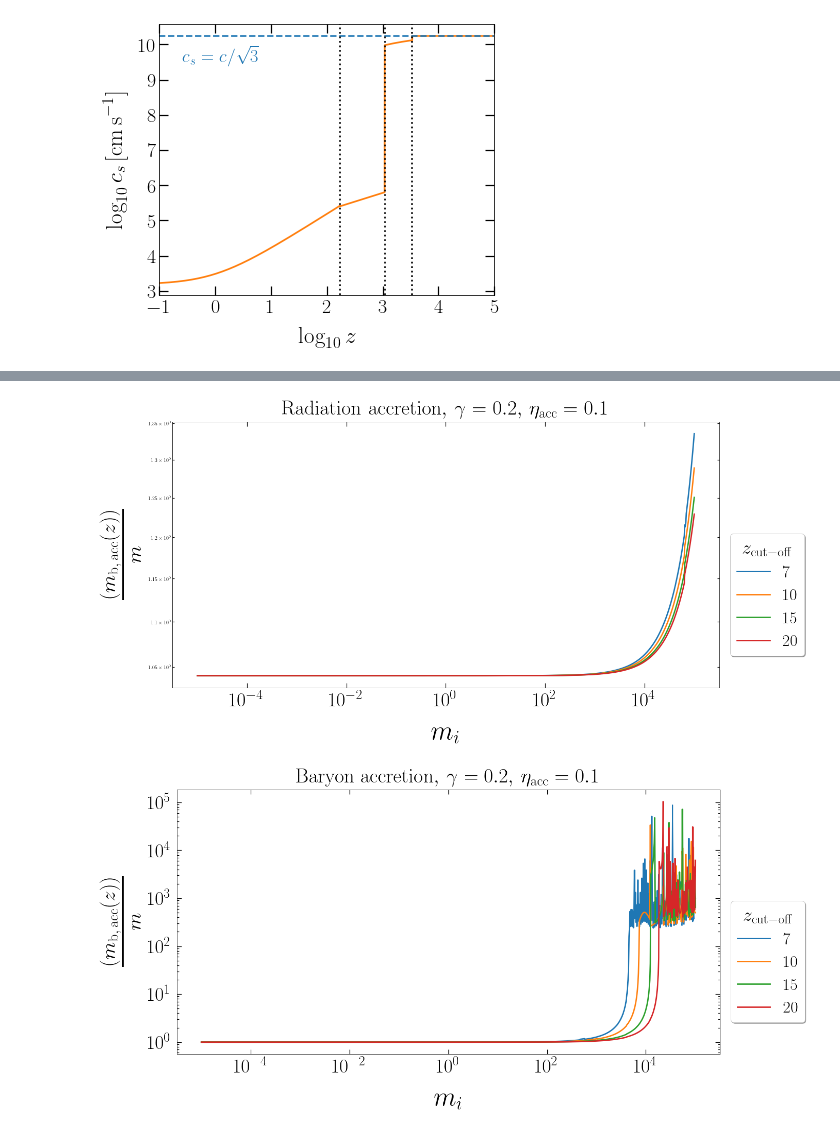
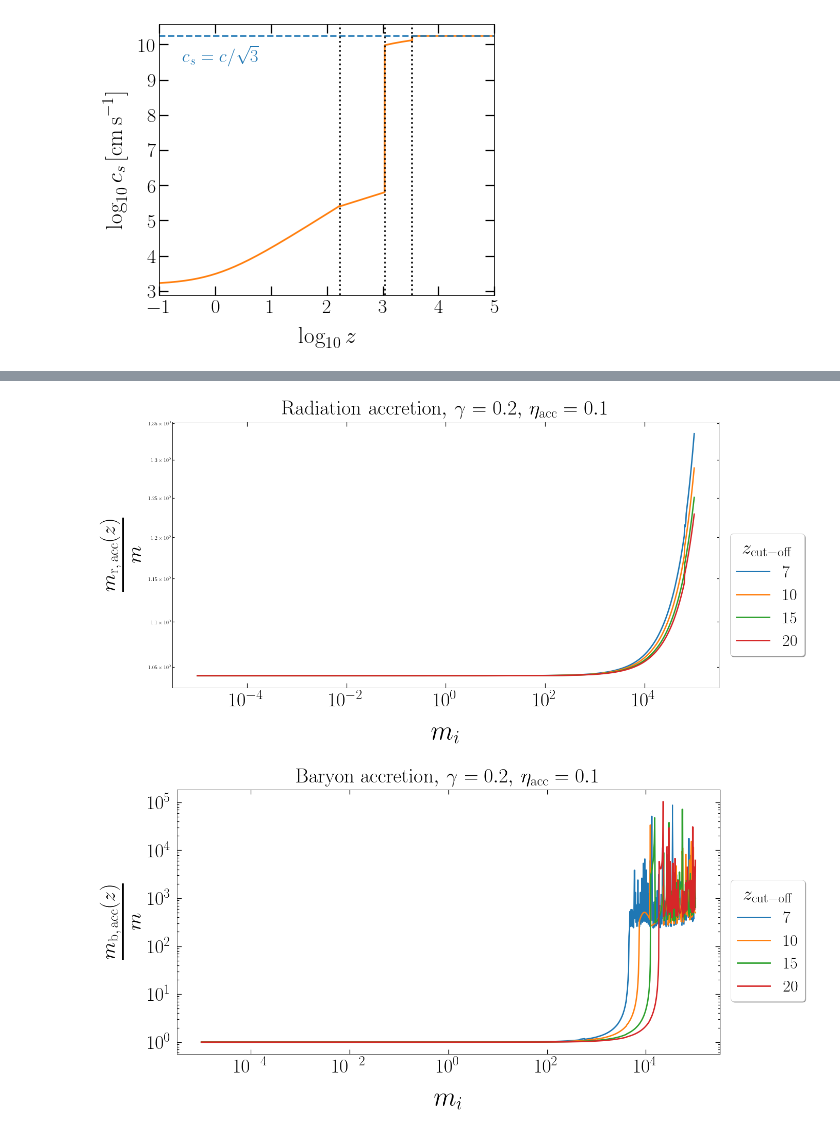
Before and after one commit to pratibhajangra591/project-2, a Jupyter notebook: accretion_concatenation.ipynb, the cells around one changed output, grey strips where cells are left out. Drawn from its saved outputs; the diff is of its cells as text; code cells hidden in the pictures.

```diff
--- a/accretion_concatenation.ipynb
+++ b/accretion_concatenation.ipynb
@@ -371,7 +384,7 @@ ax.tick_params(axis='y', pad = 9.9)
 plt.xticks(fontsize = 38)
 plt.yticks(fontsize = 38)
 plt.xlabel('$m_{i}$',fontsize = 52, labelpad = 20)
-plt.ylabel(r'$\frac{(m_\mathrm{b, \, acc}(z))}{m} $',fontsize = 58, labelpad = 14)
+plt.ylabel(r'$\frac{m_\mathrm{r, \, acc}(z)}{m} $',fontsize = 58, labelpad = 14)
 plt.legend(['$7$', '$10$', '$15$', '$20$'],
            prop = {'size':32}, loc = (1.02, 0.12), shadow = True,
            title = '$z_\mathrm{cut-off}$' ,
@@ -382,7 +395,7 @@ plt.title(r'Radiation accretion$,\, \gamma = 0.2, \,\eta_\mathrm{acc} = 0.1$', f
 plt.savefig('racc_z_diff_cutoff.pdf', bbox_inches = 'tight')
 plt.show()
 # %% [output]
-[figure, old version]
+[figure, new version]
 # %%
 # Baryon accretion in radiation domination for different values of z_cut-off.
 
@@ -443,33 +456,33 @@ for i, (z_cut, color) in enumerate(zip(z_cut_arr, colors)):
         T = np.concatenate((t1, t2, t3, t4), axis = None)
         Y = np.concatenate((y1, y2, y3, y4), axis = None)
 
         mf_arr[j] = sol4.y[0][-1]
 
     ax.loglog(m1_arr, np.divide(mf_arr, m1_arr))
 
 
 
 
 
 
 
 ax.tick_params(axis='x', pad = 9.9)
 ax.tick_params(axis='y', pad = 9.9)
 
 
 
 plt.xticks(fontsize = 38)
 plt.yticks(fontsize = 38)
 plt.xlabel('$m_{i}$',fontsize = 52, labelpad = 20)
-plt.ylabel(r'$\frac{(m_\mathrm{b, \, acc}(z))}{m} $',fontsize = 58, labelpad = 14)
+plt.ylabel(r'$\frac{m_\mathrm{b, \, acc}(z)}{m} $',fontsize = 58, labelpad = 14)
 plt.legend(['$7$', '$10$', '$15$', '$20$'],
-           prop = {'size':32}, loc = (1.02, 0.12), shadow = True,
+           prop = {'size':32}, loc = (1.02, 0.2), shadow = True,
            title = '$z_\mathrm{cut-off}$' ,
            title_fontsize = 37, facecolor = 'white', fontsize = 65)
 #plt.xlim(1e16, 0.5*z_cut_off)
 plt.xscale('log')
 plt.title(r'Baryon accretion$,\, \gamma = 0.2, \,\eta_\mathrm{acc} = 0.1$', fontsize = 40, pad = 13)
 plt.savefig('bacc_z_diff_cutoff.pdf', bbox_inches = 'tight')
 plt.show()
 # %% [output]
-[figure, old version]
+[figure, new version]
```
Also changed, not shown: parts of 2 cells of this notebook.
